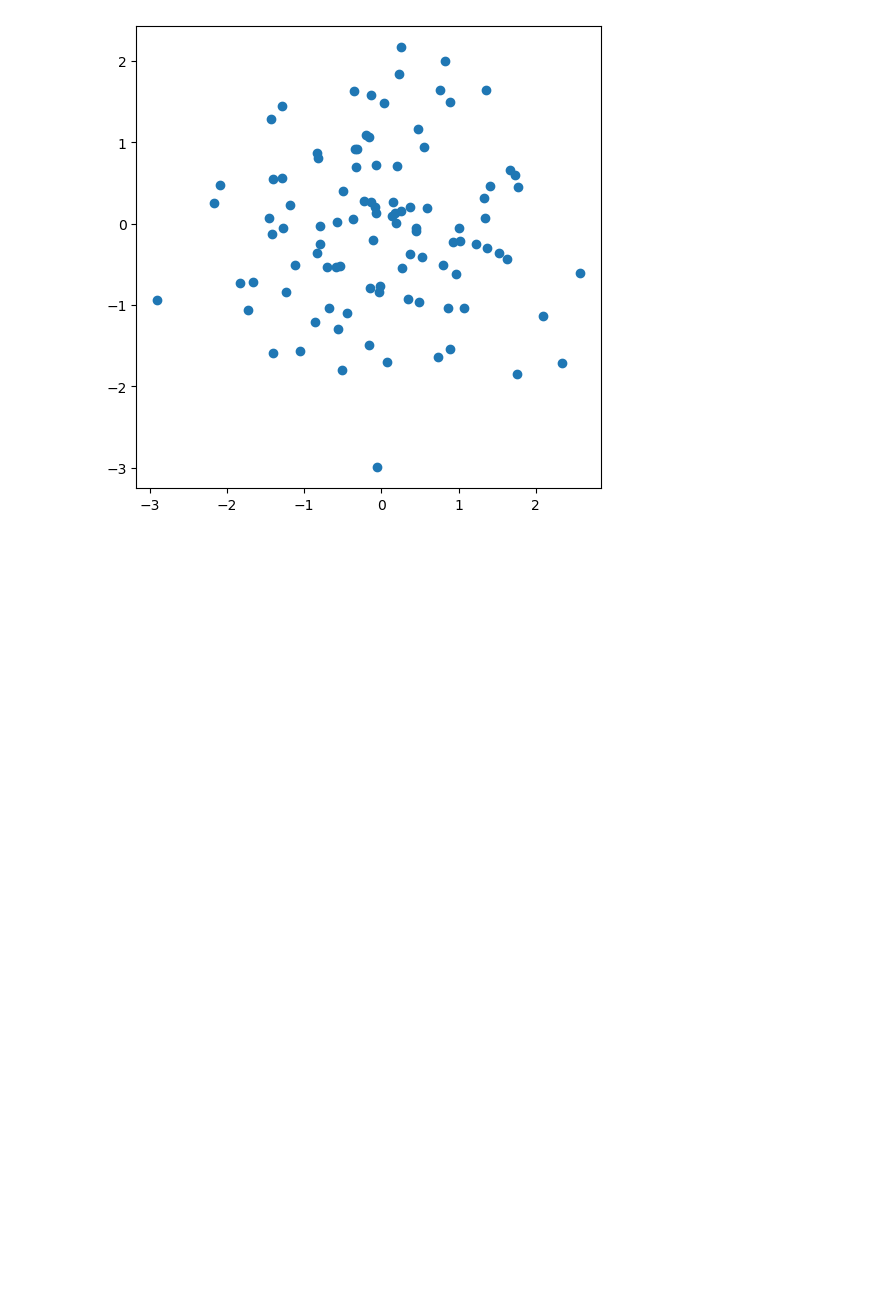
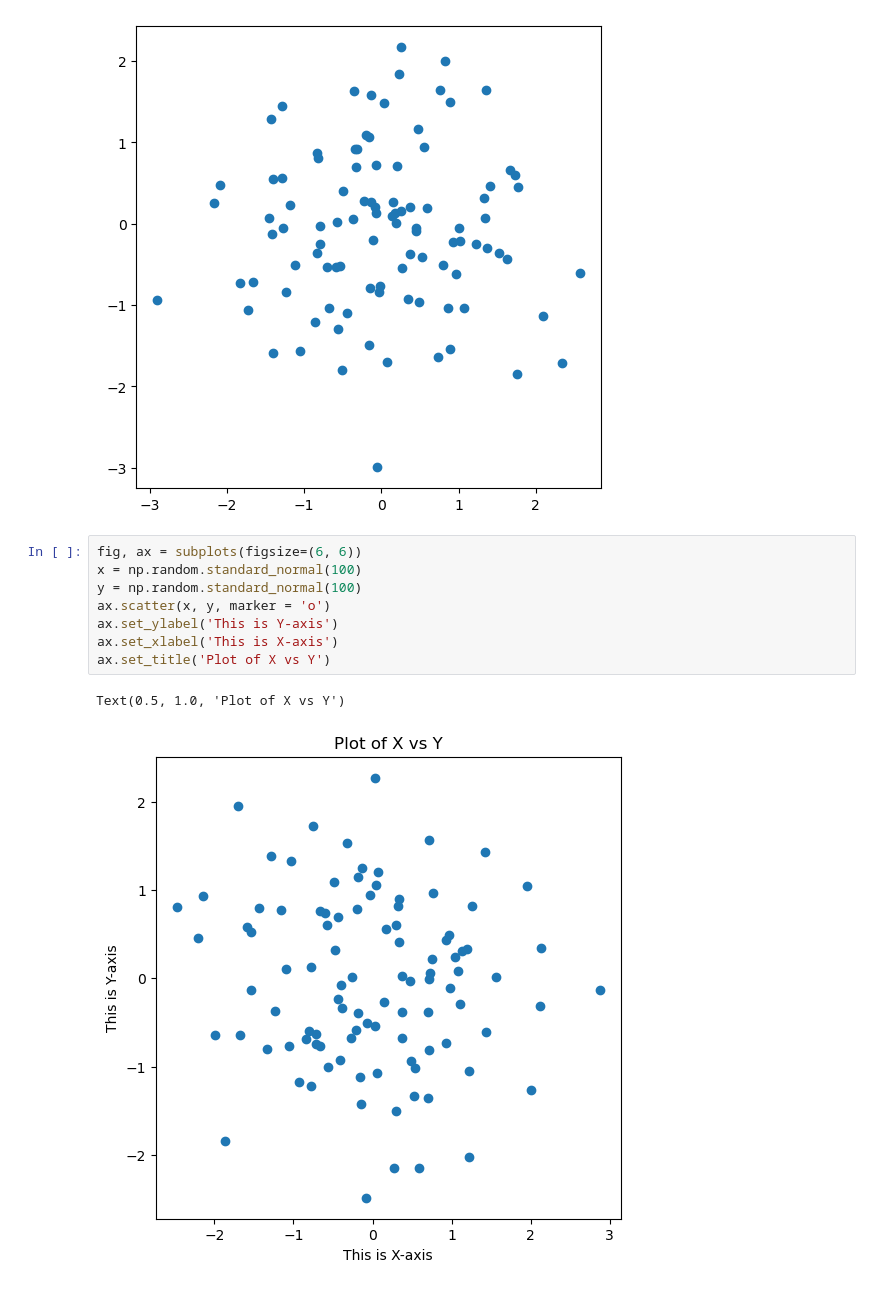
Before and after one commit to rabobahago/Python_ML_Data_Science, a Jupyter notebook: ML_with_python/introduction_lab.ipynb, the cells around one changed output. Drawn from its saved outputs; the diff is of its cells as text; blank space fills up the shorter version.

```diff
--- a/ML_with_python/introduction_lab.ipynb
+++ b/ML_with_python/introduction_lab.ipynb
@@ -230,3 +230,14 @@ fig, ax = subplots(figsize = (6, 6))
 ax.scatter(x, y, marker='o');
 # %% [output]
 [figure]
+# %%
+fig, ax = subplots(figsize=(6, 6))
+x = np.random.standard_normal(100)
+y = np.random.standard_normal(100)
+ax.scatter(x, y, marker = 'o')
+ax.set_ylabel('This is Y-axis')
+ax.set_xlabel('This is X-axis')
+ax.set_title('Plot of X vs Y')
+# %% [output]
+Text(0.5, 1.0, 'Plot of X vs Y')
+[figure, added]
```
Also changed, not shown: parts of 1 cell of this notebook, 2 other files.
